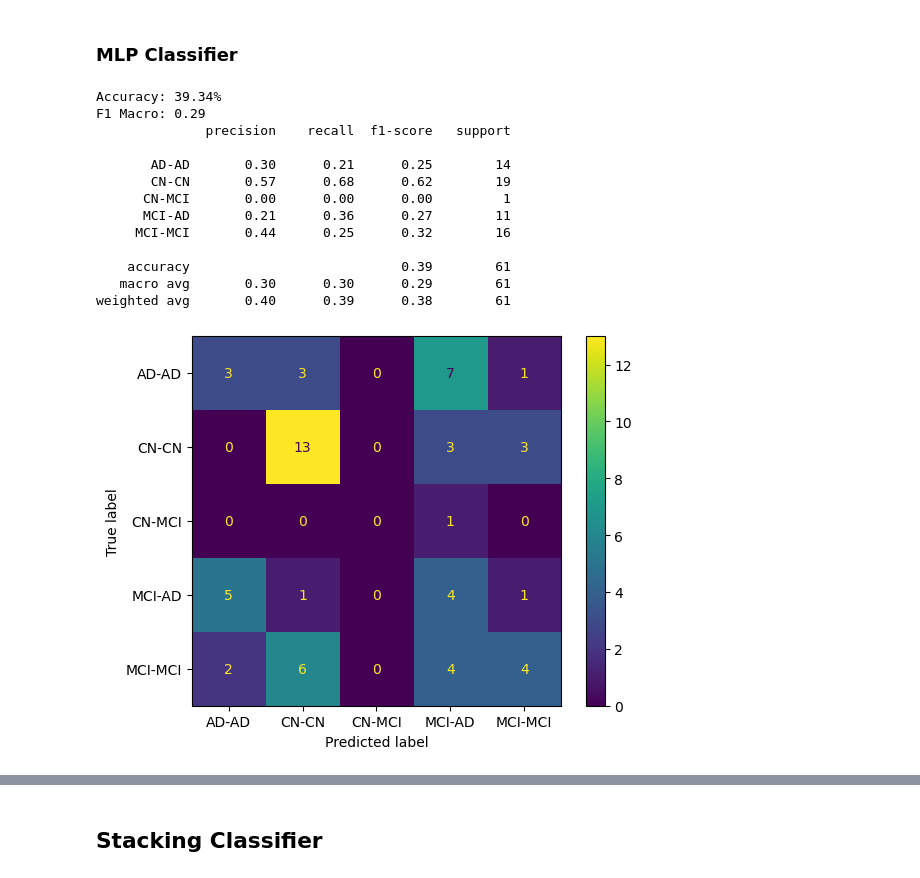
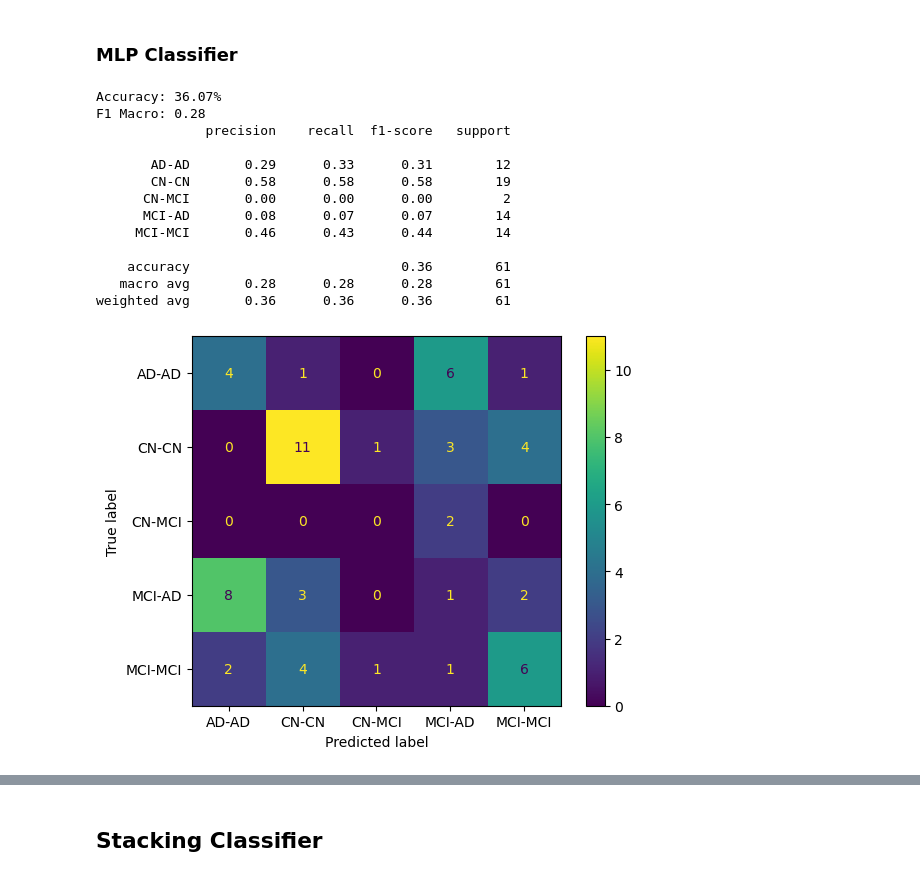
Before and after one commit to Pedrosilva03/daa-projeto, a Jupyter notebook: task2/hippo_Stacking.ipynb, the cells around one changed output, grey strips where cells are left out. Cells and saved outputs as stored; diff of their text form; code cells hidden in the pictures.

```diff
--- a/task2/hippo_Stacking.ipynb
+++ b/task2/hippo_Stacking.ipynb
@@ -126,14 +126,14 @@ y_treino = data_treino['Transition']
 
 X_teste = data_teste
 
-X_train, X_test, y_train, y_test = train_test_split(X_treino, y_treino, test_size=0.2, random_state=2023)
+X_train, X_test, y_train, y_test = train_test_split(X_treino, y_treino, test_size=0.2, random_state=2023, stratify = y_treino)
 
 X_treino_normalize = data_treino_normalize.drop(columns=['Transition'])
 y_treino_normalize = data_treino_normalize['Transition']
 
 X_teste_normalize = data_teste_normalize
 
-X_train_normalize, X_test_normalize, y_train_normalize, y_test_normalize = train_test_split(X_treino_normalize, y_treino_normalize, test_size=0.2, random_state=2023)
+X_train_normalize, X_test_normalize, y_train_normalize, y_test_normalize = train_test_split(X_treino_normalize, y_treino_normalize, test_size=0.2, random_state=2023, stratify = y_treino_normalize)
 # %% [markdown]
 ## Feature Selection
 # %%
@@ -277,7 +277,7 @@ from sklearn.svm import SVC
 from sklearn.metrics import classification_report, ConfusionMatrixDisplay, f1_score
 
 # Definir o modelo de Decision Tree e a grade de parâmetros
-svm_model = SVC(C=1, gamma=0.1, kernel='linear', random_state=2023)
+svm_model = SVC(C=10, gamma=0.05, kernel='sigmoid', random_state=2023)
 
 svm_model.fit(X_train_normalize, y_train_normalize)
 
@@ -351,35 +313,35 @@ weighted avg       0.43      0.41      0.41        61
 # %%
 from sklearn.neural_network import MLPClassifier
 from sklearn.metrics import classification_report, ConfusionMatrixDisplay, f1_score
 
-mlp_model = MLPClassifier(activation='tanh', alpha=0.01, early_stopping=True,hidden_layer_sizes=(50, 50), max_iter=1000, random_state=2023,solver='lbfgs')
+mlp_model = MLPClassifier(activation='tanh', alpha=0.001, early_stopping=True, hidden_layer_sizes=(100, 50), max_iter=1000, random_state=2023, solver='lbfgs')
 
 mlp_model.fit(X_train_normalize, y_train_normalize)
 
 mlp_score = mlp_model.score(X_test_normalize, y_test_normalize)
 print("Accuracy: %.2f%%" % (mlp_score * 100))
 
 predictionMLP = mlp_model.predict(X_test_normalize)
 
 # Calculate F1-macro score
 f1_macro = f1_score(y_test_normalize, predictionMLP, average='macro')
 print(f"F1 Macro: {f1_macro:.2f}")
 
 print(classification_report(y_test_normalize, predictionMLP))
 ConfusionMatrixDisplay.from_predictions(y_test_normalize, predictionMLP)
 plt.show()
 # %% [output]
-Accuracy: 39.34%
-F1 Macro: 0.29
+Accuracy: 36.07%
+F1 Macro: 0.28
               precision    recall  f1-score   support
 
-       AD-AD       0.30      0.21      0.25        14
-       CN-CN       0.57      0.68      0.62        19
-      CN-MCI       0.00      0.00      0.00         1
-      MCI-AD       0.21      0.36      0.27        11
-     MCI-MCI       0.44      0.25      0.32        16
+       AD-AD       0.29      0.33      0.31        12
+       CN-CN       0.58      0.58      0.58        19
+      CN-MCI       0.00      0.00      0.00         2
+      MCI-AD       0.08      0.07      0.07        14
+     MCI-MCI       0.46      0.43      0.44        14
 
-    accuracy                           0.39        61
-   macro avg       0.30      0.30      0.29        61
-weighted avg       0.40      0.39      0.38        61
+    accuracy                           0.36        61
+   macro avg       0.28      0.28      0.28        61
+weighted avg       0.36      0.36      0.36        61
-[figure, old version]
+[figure, new version]
```
Also changed, not shown: parts of 13 cells of this notebook, 3 other files.
